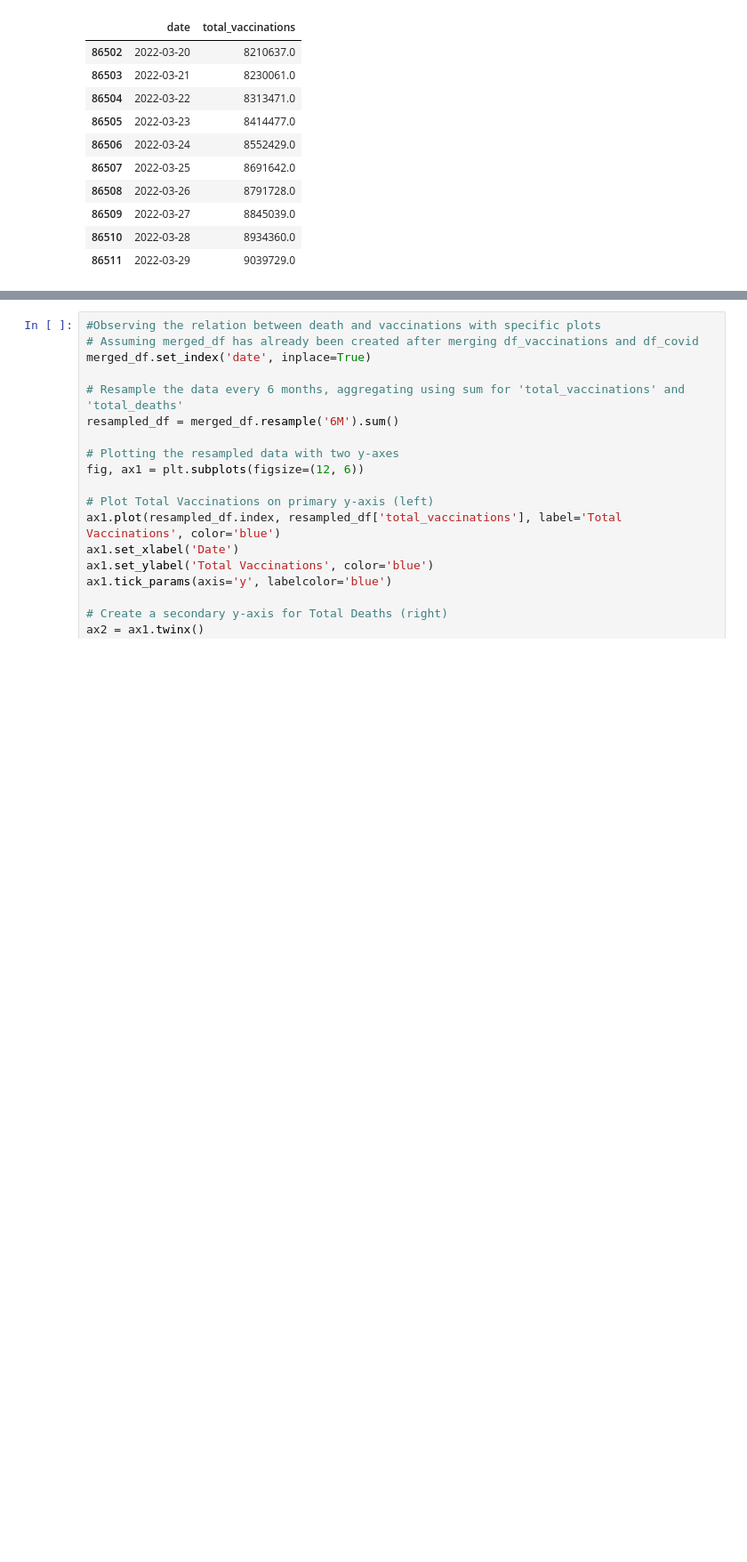
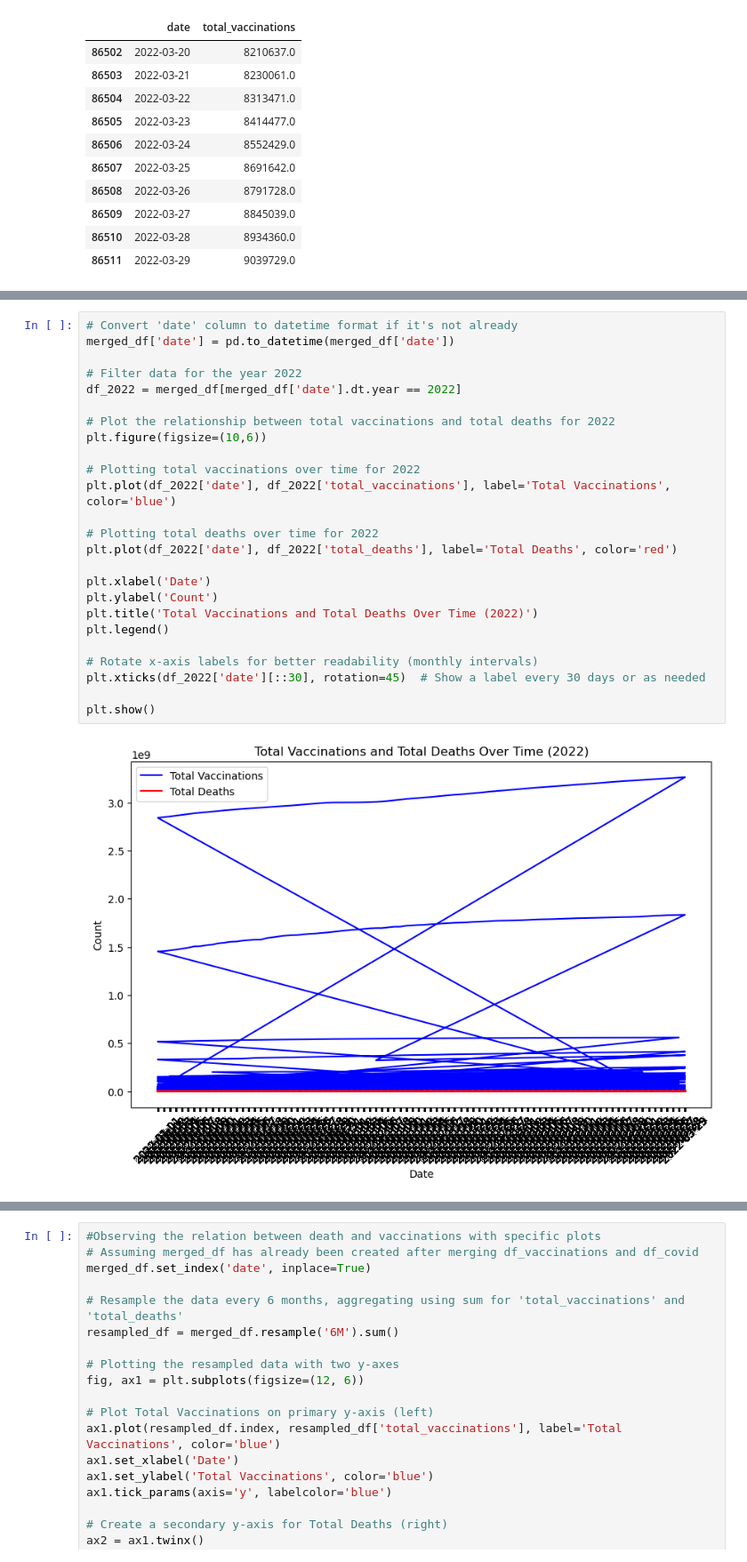
Before and after one commit to kevinshea303/Group-3-Project-1, a Jupyter notebook: madda/madda.ipynb, the cells around one changed output, grey strips where cells are left out. Shown at 89% size. Cells and saved outputs as stored; diff of their text form; blank space fills up the shorter version.

```diff
--- a/madda/madda.ipynb
+++ b/madda/madda.ipynb
@@ -136,0 +155,27 @@ plt.show()
+# %%
+# Convert 'date' column to datetime format if it's not already
+merged_df['date'] = pd.to_datetime(merged_df['date'])
+
+# Filter data for the year 2022
+df_2022 = merged_df[merged_df['date'].dt.year == 2022]
+
+# Plot the relationship between total vaccinations and total deaths for 2022
+plt.figure(figsize=(10,6))
+
+# Plotting total vaccinations over time for 2022
+plt.plot(df_2022['date'], df_2022['total_vaccinations'], label='Total Vaccinations', color='blue')
+
+# Plotting total deaths over time for 2022
+plt.plot(df_2022['date'], df_2022['total_deaths'], label='Total Deaths', color='red')
+
+plt.xlabel('Date')
+plt.ylabel('Count')
+plt.title('Total Vaccinations and Total Deaths Over Time (2022)')
+plt.legend()
+
+# Rotate x-axis labels for better readability (monthly intervals)
+plt.xticks(df_2022['date'][::30], rotation=45)  # Show a label every 30 days or as needed
+
+plt.show()
+# %% [output]
+[figure, added]
```
Also changed, not shown: parts of 6 cells of this notebook.
